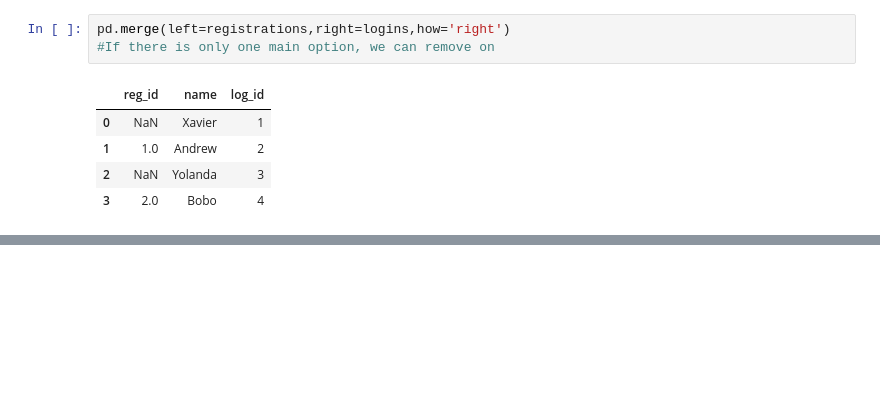
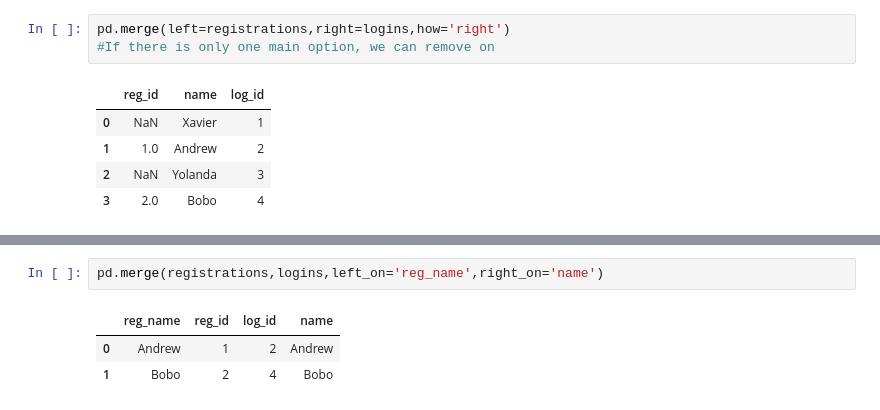
Before and after one commit to eslamwe/Pandas, a Jupyter notebook: pandas.ipynb, the cells around one changed output, grey strips where cells are left out. Cells and saved outputs as stored; diff of their text form; blank space fills up the shorter version.

```diff
--- a/pandas.ipynb
+++ b/pandas.ipynb
@@ -1647,0 +1709,6 @@ pd.merge(left=registrations,right=logins,how='right')
+# %%
+pd.merge(registrations,logins,left_on='reg_name',right_on='name')
+# %% [output]
+|  | reg_name | reg_id | log_id | name |
+| 0 | Andrew | 1 | 2 | Andrew |
+| 1 | Bobo | 2 | 4 | Bobo |
```
Also changed, not shown: parts of 17 cells of this notebook.
